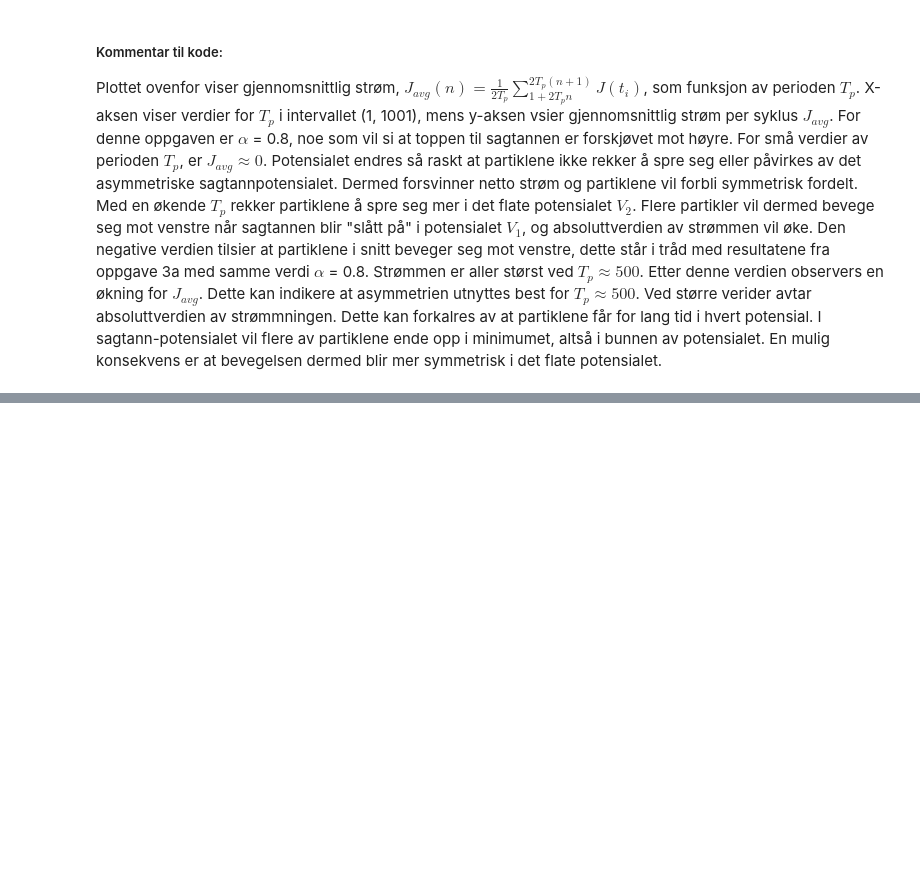
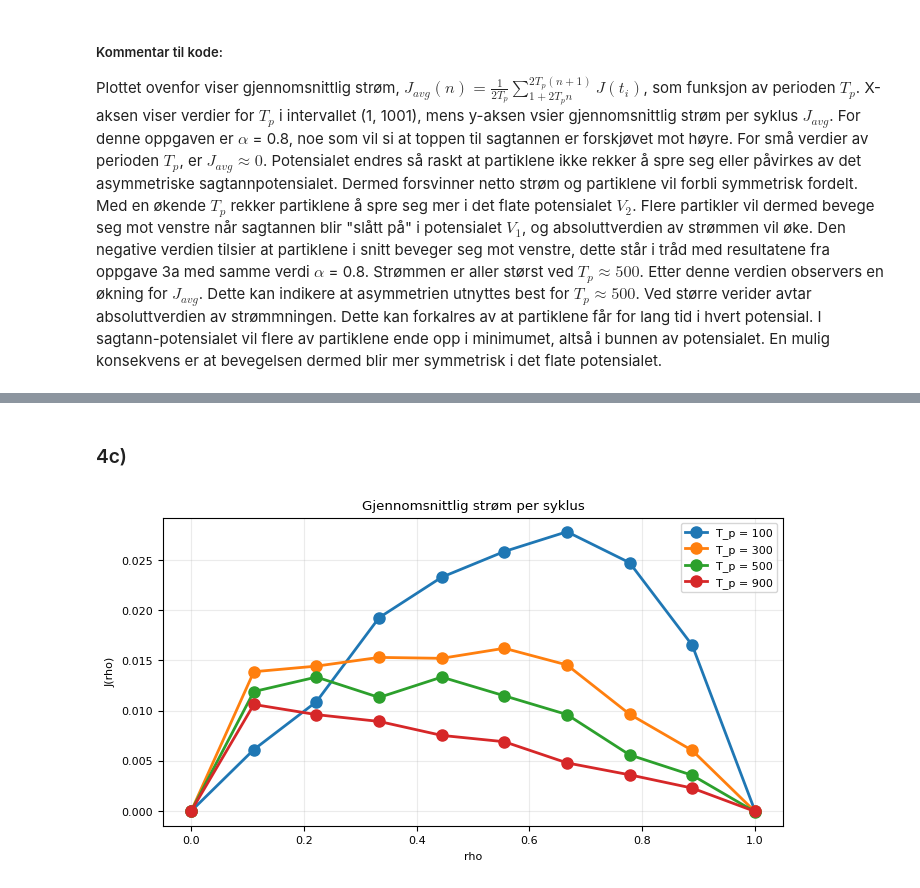
Before and after one commit to selmaberg05/TMA4320-Prosjekt2-gruppe-Andrihol-Emilyan-Selmahbe, a Jupyter notebook: Prosjekt2.ipynb, the cells around one changed output, grey strips where cells are left out. Cells and saved outputs as stored; diff of their text form; code cells hidden in the pictures; blank space fills up the shorter version.

```diff
--- a/Prosjekt2.ipynb
+++ b/Prosjekt2.ipynb
@@ -801,0 +990,51 @@ Plottet ovenfor viser gjennomsnittlig strøm, $J_{avg}(n) = \frac{1}{2 T_p} \sum
+# %% [markdown]
+### 4c)
+# %%
+#Oppgave 4c
+
+N_s = 10
+beta_k = 1000
+N_x = 100
+alpha = 0.2
+b = 20
+
+L = N_x * N_s
+
+V_one = build_V1(alpha, N_x)
+V1 = np.tile(V_one, N_s)
+V2 = np.zeros(L)
+
+p_vals = np.linspace(0,1,10)
+
+T_p_vals = [100,300,500,900]
+
+for T_p in T_p_vals:
+
+    N_c = int(np.round(30000 / T_p))
+    t_steps = 2 * N_c * T_p
+
+    J_vals = []
+    for p in p_vals:
+        if p == 0:
+            J_vals.append(0)
+            continue
+
+        N_p = int(np.round((p * N_s * N_x) / b))
+        N_p = max(N_p, 1)
+
+        x0 = np.linspace(0, L-1, N_p, dtype = int)
+
+        traj, J = hardcore_flash(x0, t_steps, N_p, T_p)
+        J_vals.append(J)
+
+    J_vals = np.array(J_vals)
+
+    plt.plot(p_vals, J_vals, '-o', label=f"T_p = {T_p}")
+plt.legend()
+plt.title("Gjennomsnittlig strøm per syklus")
+plt.grid(alpha=0.25)
+plt.xlabel("rho")
+plt.ylabel("J(rho)")
+plt.show()
+# %% [output]
+[figure, added]
```
Also changed, not shown: parts of 10 cells of this notebook.
